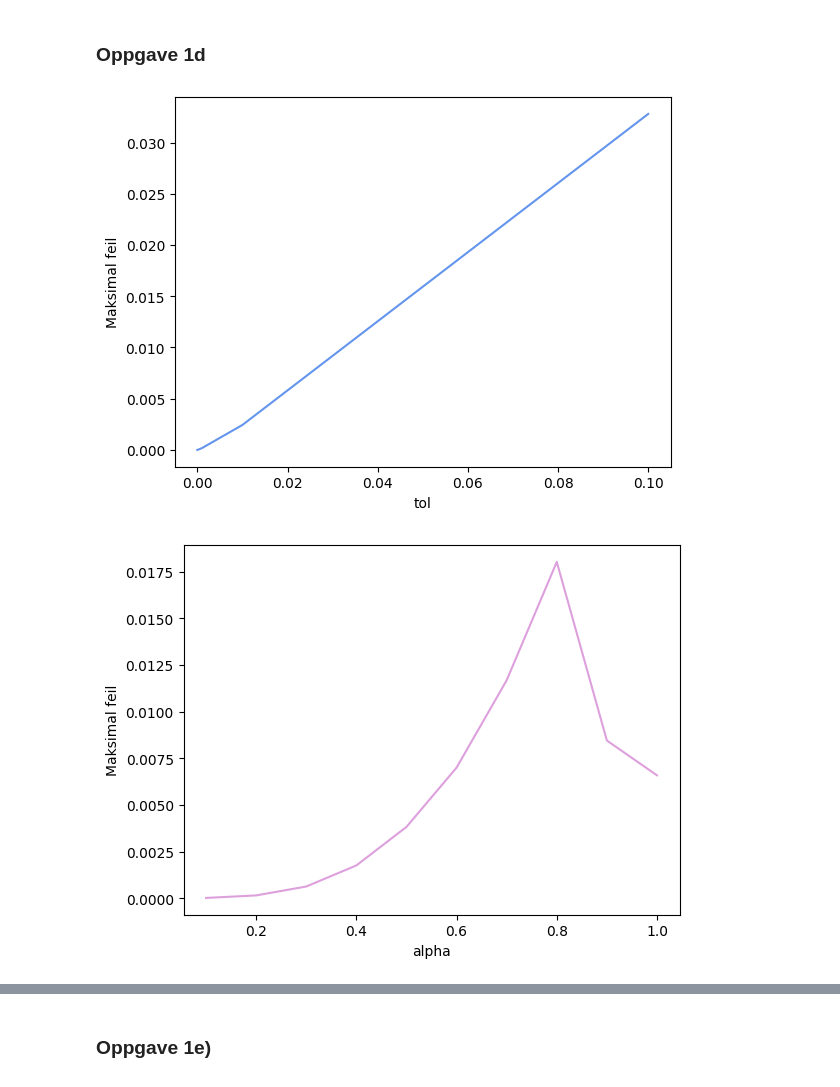
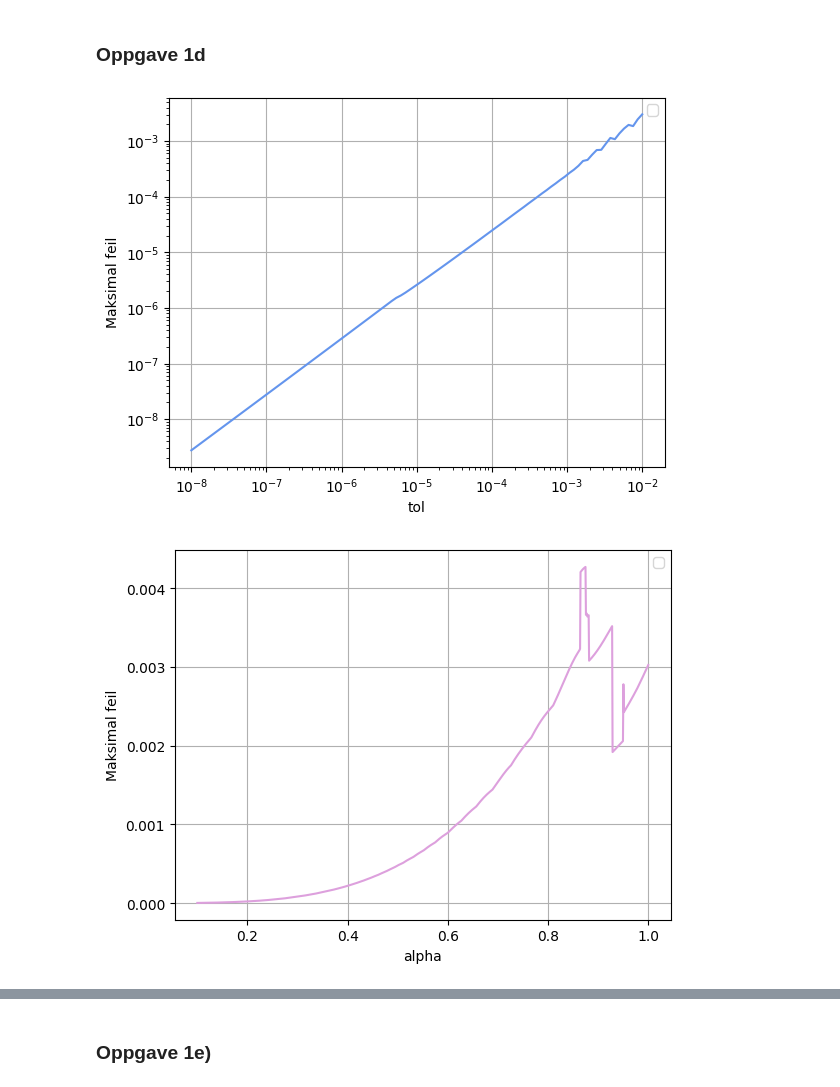
Before and after one commit to cfure3-svg/prosjekt3, a Jupyter notebook: prosjekt3.ipynb, the cells around one changed output, grey strips where cells are left out. Cells and saved outputs as stored; diff of their text form; code cells hidden in the pictures.

```diff
--- a/prosjekt3.ipynb
+++ b/prosjekt3.ipynb
@@ -138,30 +138,32 @@ I det siste steget vil dette føre til at $h$ blir lik avstanden til sluttpunkte
 # %% [markdown]
 ### Oppgave 1d
 # %%
-tol_verdier = [10e-10, 10e-9, 10e-8, 10e-7, 10e-6, 10e-5, 10e-4, 10e-3, 10e-2]
-#tol_verdier = np.logspace(-10, -2, 100)
+#tol_verdier = [10e-10, 10e-9, 10e-8, 10e-7, 10e-6, 10e-5, 10e-4, 10e-3, 10e-2]
+tol_verdier = np.logspace(-8, -2, 100)
 
 def y_anal (x):
     return np.sin(2*x)
 
 feil_liste = []
 for tol in tol_verdier:
     x_verdier, y_verdier, _, _, _ = rk3 (x_start, x_slutt, y_0, h_0, tol, alpha, f)
     y_anal_verdier = y_anal(x_verdier)
     error = np.abs(y_anal_verdier - y_verdier[:,0])
     feil_liste.append(np.max(error))
 
-plt.plot(tol_verdier, feil_liste, color = 'cornflowerblue') #eller burde jeg bruke loglog her??
+plt.loglog(tol_verdier, feil_liste, color = 'cornflowerblue') #eller burde jeg bruke loglog her??
 plt.xlabel('tol')
 plt.ylabel('Maksimal feil')
+plt.grid(True)
+plt.legend()
 plt.show()
 # %% [output]
-[figure, old version]
+[figure, new version]
 # %%
-alpha_verdier = [ 0.1, 0.2, 0.3, 0.4, 0.5, 0.6, 0.7, 0.8, 0.9, 1]
-#alpha_verdier = np.linspace(0, 1, 100)
+#alpha_verdier = [ 0.1, 0.2, 0.3, 0.4, 0.5, 0.6, 0.7, 0.8, 0.9, 1]
+alpha_verdier = np.linspace(0.1, 1, 1000)
 
-
+#Den analytiske løsningen fra oppgave 1a)
 def y_anal (x):
     return np.sin(2*x)
 
@@ -170,11 +172,13 @@ for alpha in alpha_verdier:
     x_verdier, y_verdier, _, _, _ = rk3 (x_start, x_slutt, y_0, h_0, tol, alpha, f)
     y_anal_verdier = y_anal(x_verdier)
     error = np.abs(y_anal_verdier - y_verdier[:,0])
-    feil_liste.append(np.mean(error))
+    feil_liste.append(np.max(error))
 
 plt.plot(alpha_verdier, feil_liste, color = 'plum') #eller burde jeg bruke loglog her??
 plt.xlabel('alpha')
 plt.ylabel('Maksimal feil')
+plt.grid(True)
+plt.legend()
 plt.show()
 # %% [output]
-[figure, old version]
+[figure, new version]
```
Also changed, not shown: parts of 1 cell of this notebook.
